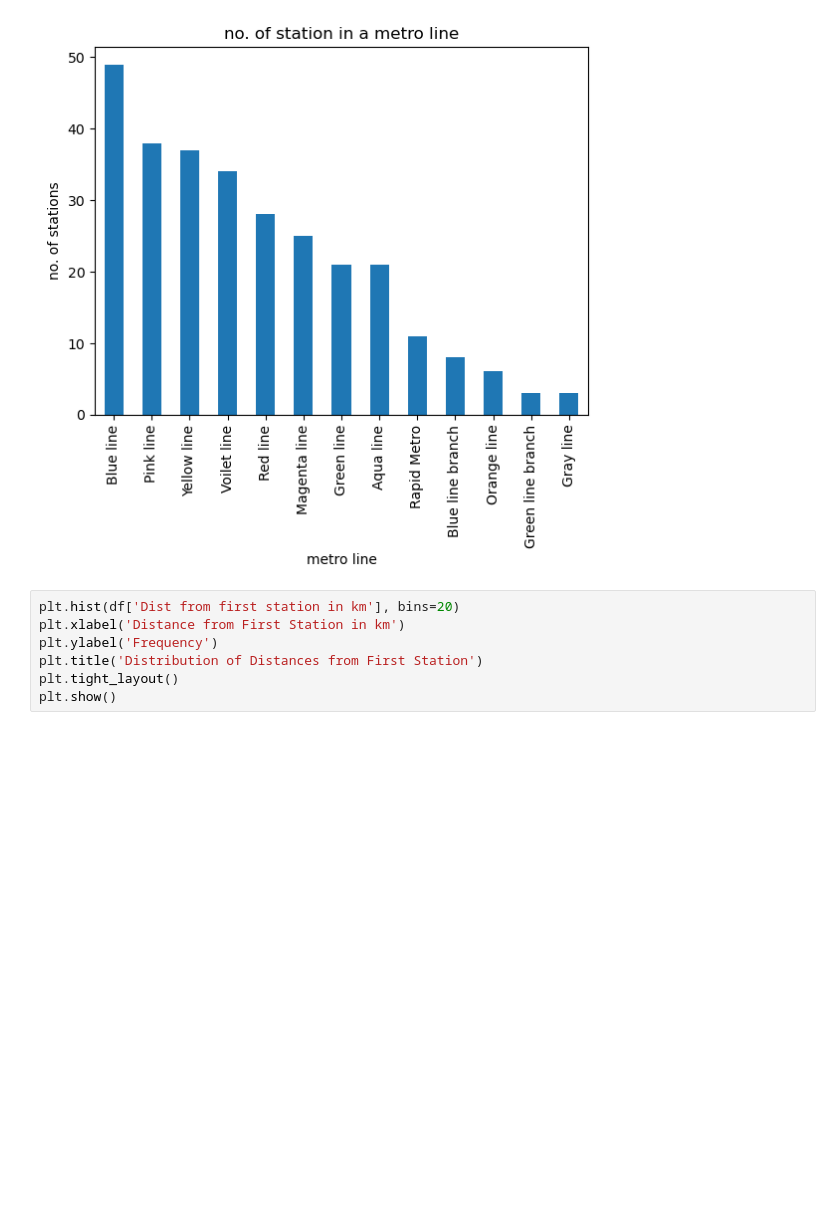
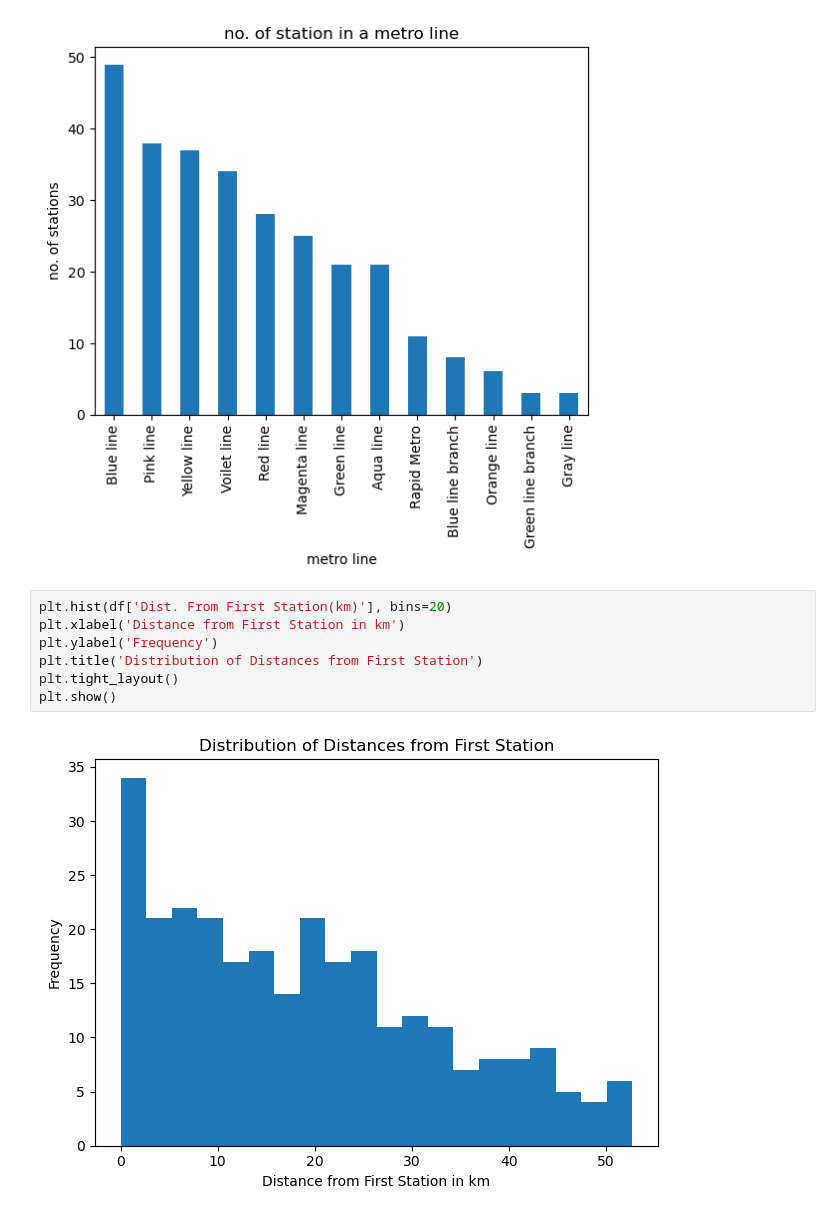
Before and after one commit to bhavyethakkar-01/dumy-data, a Jupyter notebook: metro.ipynb, the cells around one changed output. Saved outputs shown, nothing was run; the diff lists cells and outputs as text; blank space fills up the shorter version.

Commit message:
added hist !!

```diff
--- a/metro.ipynb
+++ b/metro.ipynb
@@ -175,9 +175,11 @@ plt.show()
 # %% [output]
 [figure]
 # %%
-plt.hist(df['Dist from first station in km'], bins=20)
+plt.hist(df['Dist. From First Station(km)'], bins=20)
 plt.xlabel('Distance from First Station in km')
 plt.ylabel('Frequency')
 plt.title('Distribution of Distances from First Station')
 plt.tight_layout()
 plt.show()
+# %% [output]
+[figure, added]
```
